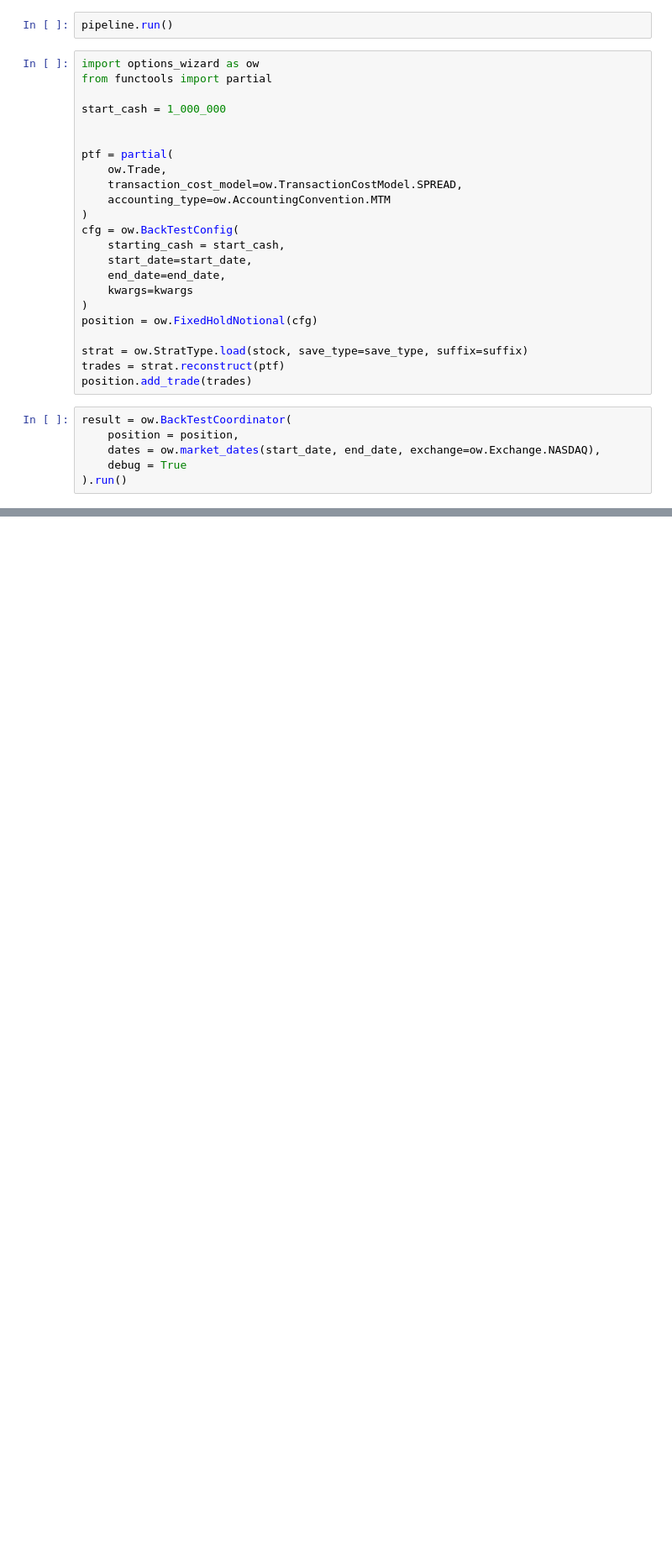
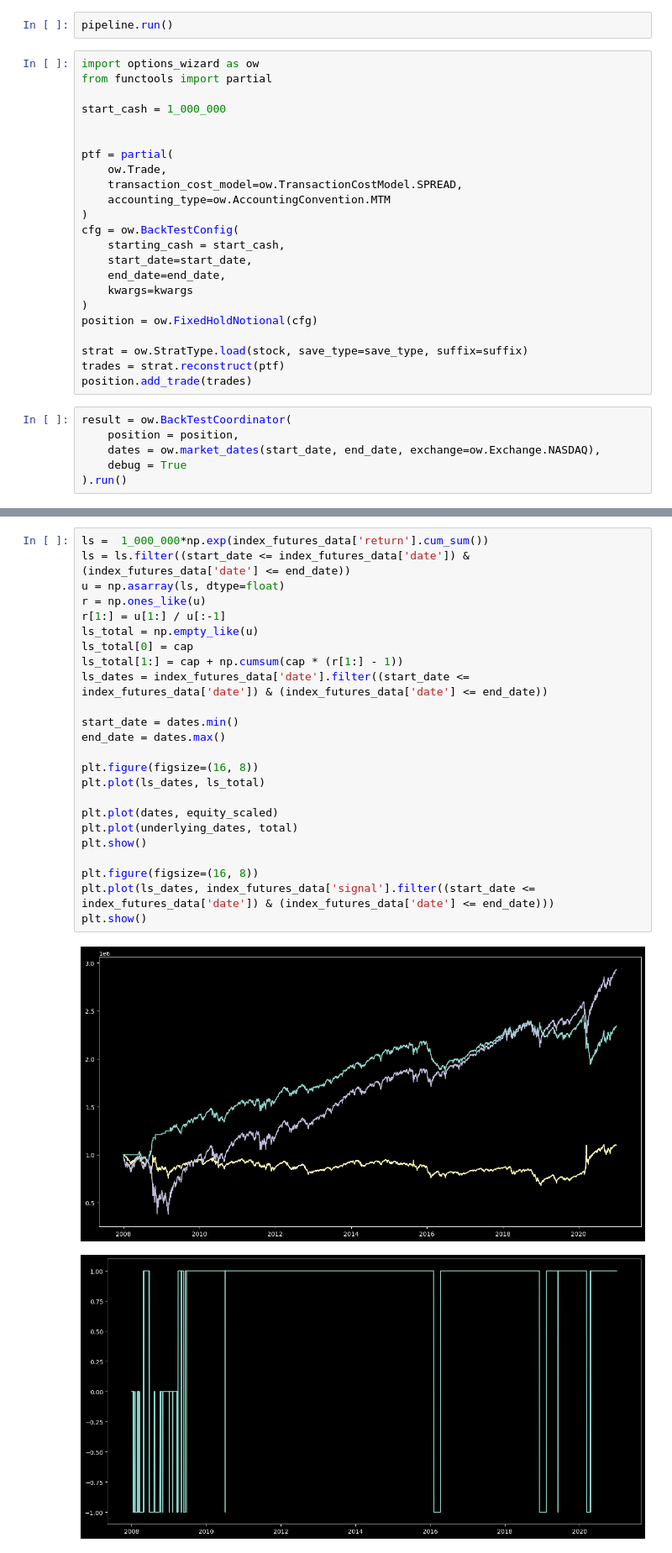
Before and after one commit to cja119/options_wizard, a Jupyter notebook: notebooks/put_spread_index.ipynb, the cells around one changed output, grey strips where cells are left out. Shown at 84% size. Saved outputs shown, nothing was run; the diff lists cells and outputs as text; blank space fills up the shorter version.

```diff
--- a/notebooks/put_spread_index.ipynb
+++ b/notebooks/put_spread_index.ipynb
@@ -161,0 +408,27 @@ plt.show()
+# %%
+ls =  1_000_000*np.exp(index_futures_data['return'].cum_sum())
+ls = ls.filter((start_date <= index_futures_data['date']) & (index_futures_data['date'] <= end_date))
+u = np.asarray(ls, dtype=float)
+r = np.ones_like(u)
+r[1:] = u[1:] / u[:-1]
+ls_total = np.empty_like(u)
+ls_total[0] = cap
+ls_total[1:] = cap + np.cumsum(cap * (r[1:] - 1))
+ls_dates = index_futures_data['date'].filter((start_date <= index_futures_data['date']) & (index_futures_data['date'] <= end_date))
+
+start_date = dates.min()
+end_date = dates.max()
+
+plt.figure(figsize=(16, 8))
+plt.plot(ls_dates, ls_total)
+
+plt.plot(dates, equity_scaled)
+plt.plot(underlying_dates, total)
+plt.show()
+
+plt.figure(figsize=(16, 8))
+plt.plot(ls_dates, index_futures_data['signal'].filter((start_date <= index_futures_data['date']) & (index_futures_data['date'] <= end_date)))
+plt.show()
+# %% [output]
+[figure, added]
+[figure, added]
```
Also changed, not shown: parts of 9 cells of this notebook, 16 other files.
